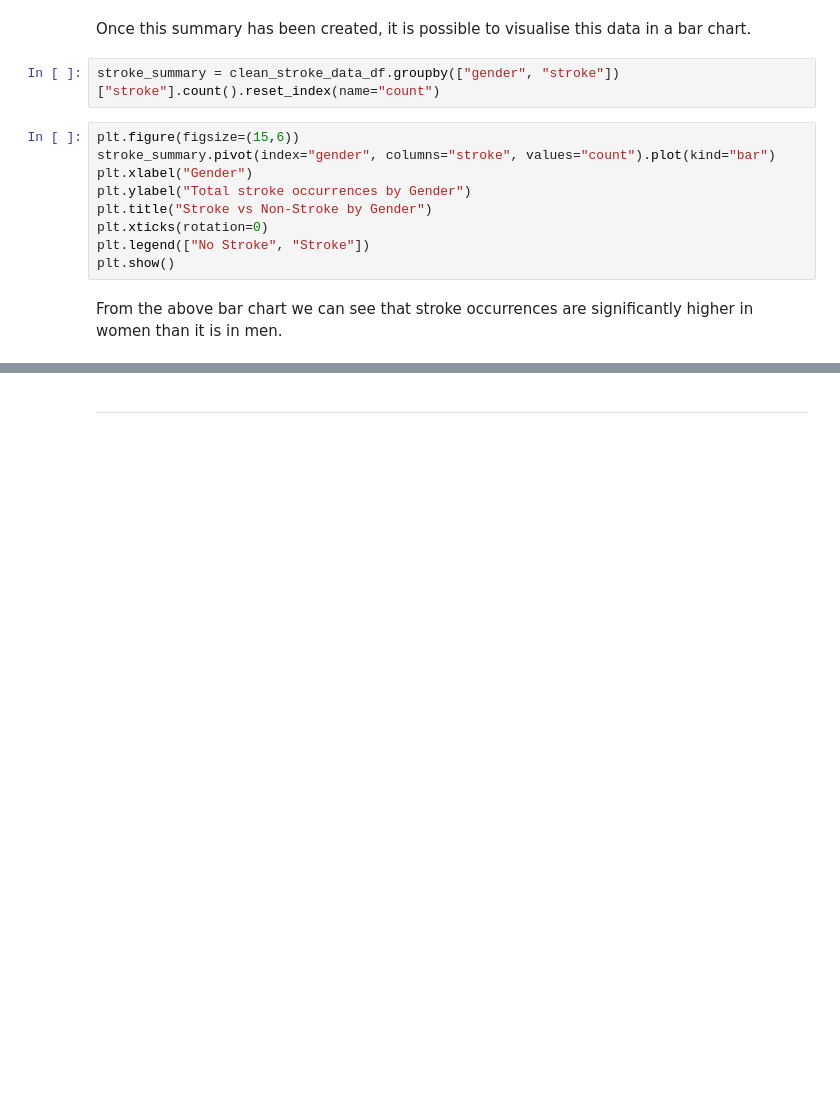
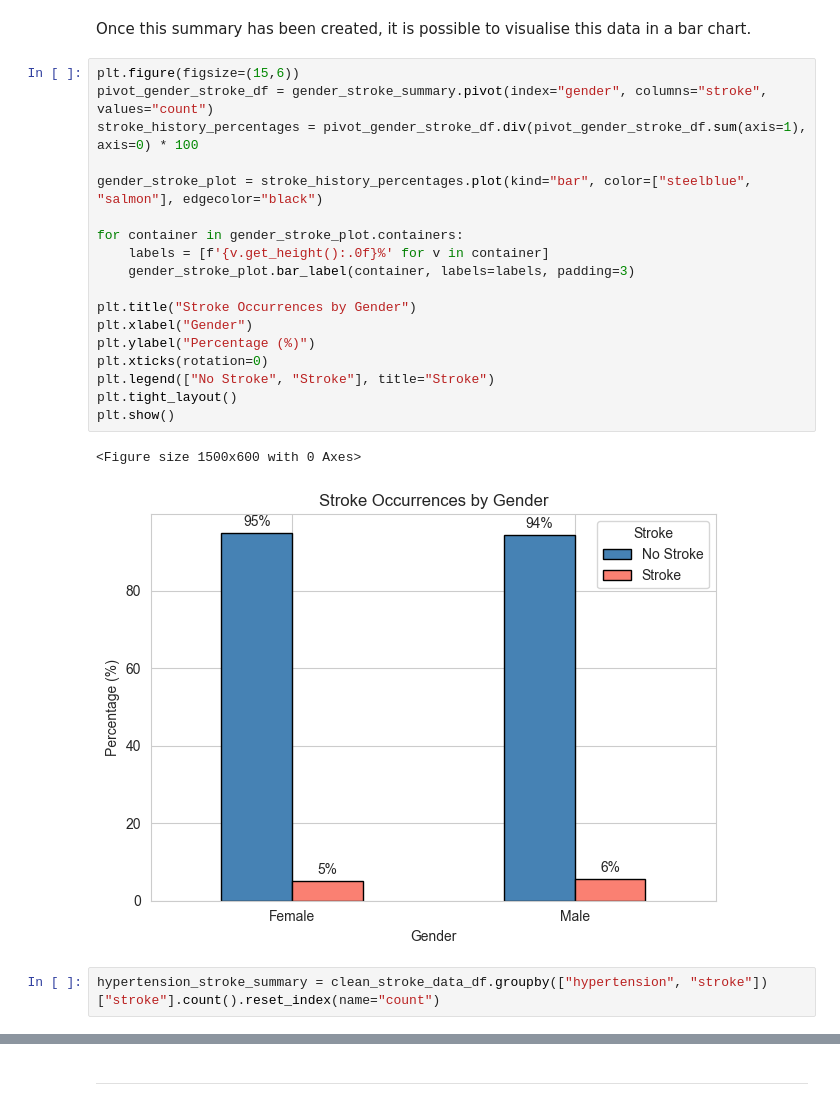
Before and after one commit to naqashb7/stroke_prediction_app, a Jupyter notebook: jupyter_notebooks/EDA.ipynb, the cells around one changed output, grey strips where cells are left out. Drawn from its saved outputs; the diff is of its cells as text; blank space fills up the shorter version.

```diff
--- a/jupyter_notebooks/EDA.ipynb
+++ b/jupyter_notebooks/EDA.ipynb
@@ -504,15 +491,25 @@ To visualise the data it will be necessary to create a summary of stroke occurre
 # %% [markdown]
 Once this summary has been created, it is possible to visualise this data in a bar chart.
+# %%
+plt.figure(figsize=(15,6))
+pivot_gender_stroke_df = gender_stroke_summary.pivot(index="gender", columns="stroke", values="count")
+stroke_history_percentages = pivot_gender_stroke_df.div(pivot_gender_stroke_df.sum(axis=1), axis=0) * 100
+
+gender_stroke_plot = stroke_history_percentages.plot(kind="bar", color=["steelblue", "salmon"], edgecolor="black")
+
+for container in gender_stroke_plot.containers:
+    labels = [f'{v.get_height():.0f}%' for v in container]
+    gender_stroke_plot.bar_label(container, labels=labels, padding=3)
+
+plt.title("Stroke Occurrences by Gender")
+plt.xlabel("Gender")
+plt.ylabel("Percentage (%)")
+plt.xticks(rotation=0)
+plt.legend(["No Stroke", "Stroke"], title="Stroke")
+plt.tight_layout()
+plt.show()
+# %% [output]
+<Figure size 1500x600 with 0 Axes>
+[figure, added]
 # %%
-stroke_summary = clean_stroke_data_df.groupby(["gender", "stroke"])["stroke"].count().reset_index(name="count")
+hypertension_stroke_summary = clean_stroke_data_df.groupby(["hypertension", "stroke"])["stroke"].count().reset_index(name="count")
-# %%
-plt.figure(figsize=(15,6))
-stroke_summary.pivot(index="gender", columns="stroke", values="count").plot(kind="bar")
-plt.xlabel("Gender")
-plt.ylabel("Total stroke occurrences by Gender")
-plt.title("Stroke vs Non-Stroke by Gender")
-plt.xticks(rotation=0)
-plt.legend(["No Stroke", "Stroke"])
-plt.show()
-# %% [markdown]
-From the above bar chart we can see that stroke occurrences are significantly higher in women than it is in men.
```
Also changed, not shown: parts of 16 cells of this notebook, 1 other file.
